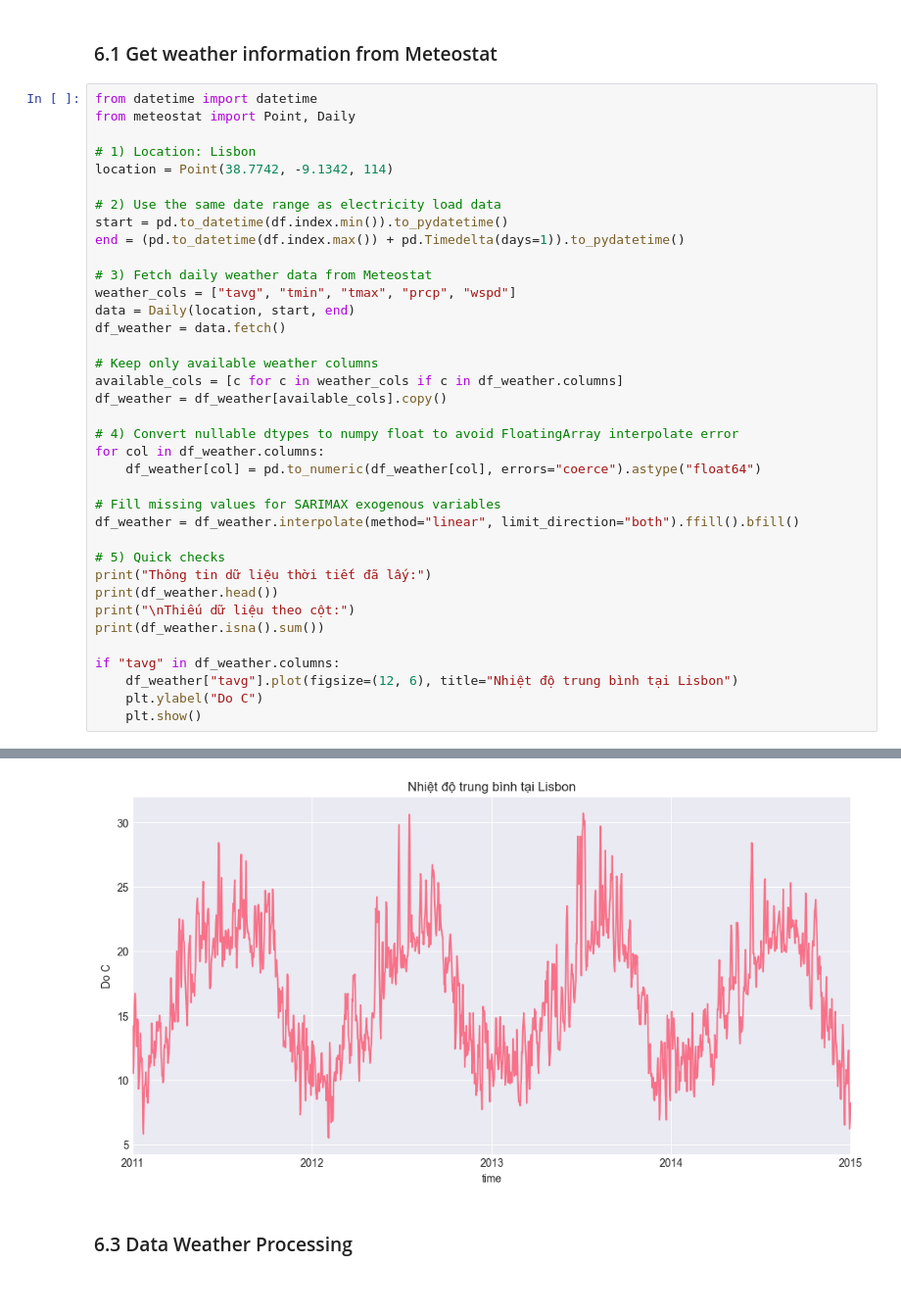
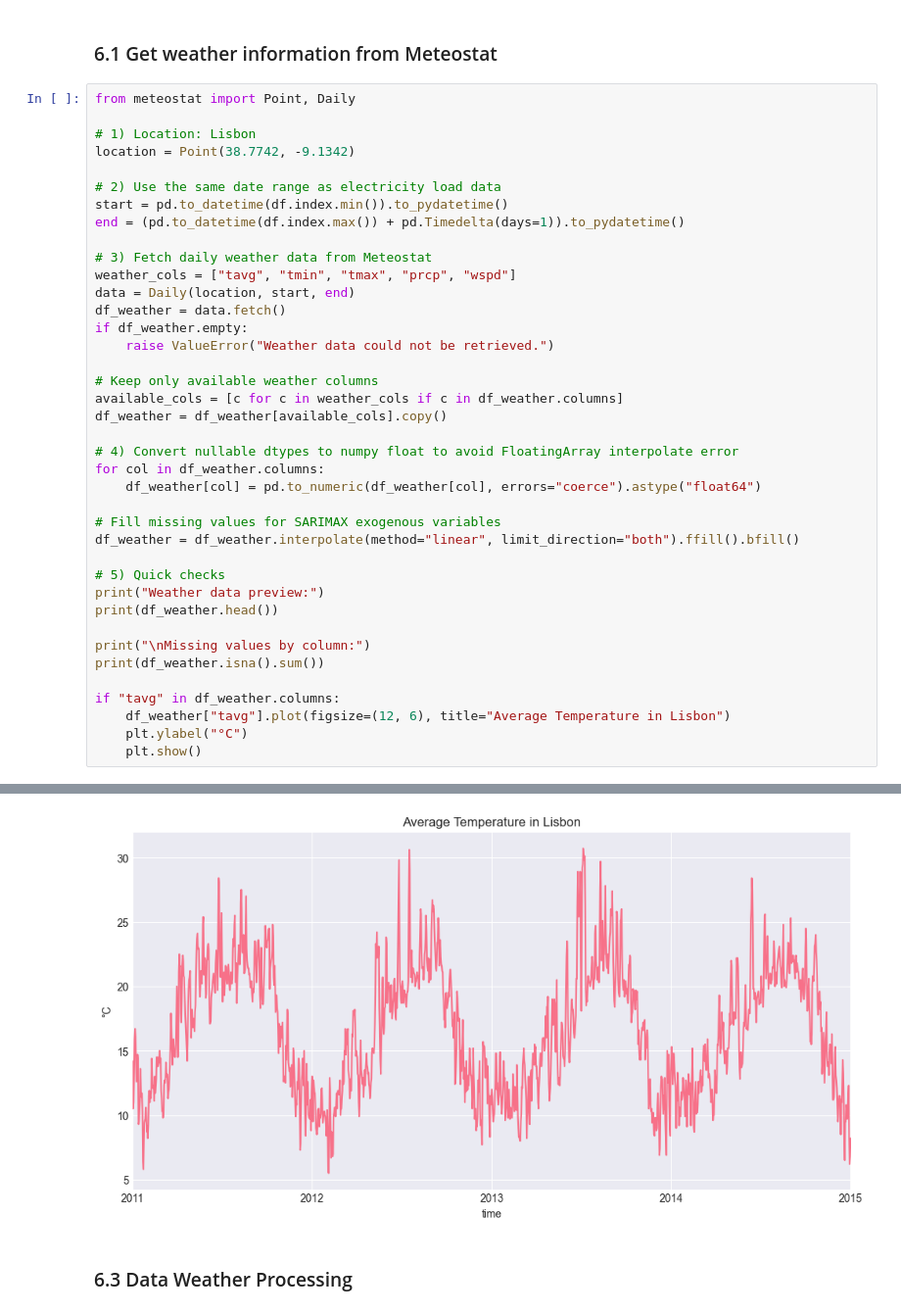
Before and after one commit to Dai-Nguyen1506/Electricity-Load-Diagrams, a Jupyter notebook: notebooks/05_models_statistical.ipynb, the cells around one changed output, grey strips where cells are left out. Shown at 98% size. Cells and saved outputs as stored; diff of their text form.

```diff
--- a/notebooks/05_models_statistical.ipynb
+++ b/notebooks/05_models_statistical.ipynb
@@ -272,11 +271,10 @@ SARIMA: {'MAE': 1401678.04, 'RMSE': 1616091.41, 'MAPE': 65.44}
 # %% [markdown]
 ### 6.1 Get weather information from Meteostat
 # %%
-from datetime import datetime
 from meteostat import Point, Daily
 
 # 1) Location: Lisbon
-location = Point(38.7742, -9.1342, 114)
+location = Point(38.7742, -9.1342)
 
 # 2) Use the same date range as electricity load data
 start = pd.to_datetime(df.index.min()).to_pydatetime()
@@ -286,6 +284,8 @@ end = (pd.to_datetime(df.index.max()) + pd.Timedelta(days=1)).to_pydatetime()
 weather_cols = ["tavg", "tmin", "tmax", "prcp", "wspd"]
 data = Daily(location, start, end)
 df_weather = data.fetch()
+if df_weather.empty:
+    raise ValueError("Weather data could not be retrieved.")
 
 # Keep only available weather columns
 available_cols = [c for c in weather_cols if c in df_weather.columns]
@@ -299,13 +299,14 @@ for col in df_weather.columns:
 df_weather = df_weather.interpolate(method="linear", limit_direction="both").ffill().bfill()
 
 # 5) Quick checks
-print("Thông tin dữ liệu thời tiết đã lấy:")
+print("Weather data preview:")
 print(df_weather.head())
-print("\nThiếu dữ liệu theo cột:")
+
+print("\nMissing values by column:")
 print(df_weather.isna().sum())
 
 if "tavg" in df_weather.columns:
-    df_weather["tavg"].plot(figsize=(12, 6), title="Nhiệt độ trung bình tại Lisbon")
-    plt.ylabel("Do C")
+    df_weather["tavg"].plot(figsize=(12, 6), title="Average Temperature in Lisbon")
+    plt.ylabel("°C")
     plt.show()
 # %% [output]
@@ -322,10 +323,10 @@ Thiếu dữ liệu theo cột:
 tavg    0
 tmin    0
 tmax    0
 prcp    0
 wspd    0
 dtype: int64
-[figure, old version]
+[figure, new version]
 # %% [markdown]
 ### 6.3 Data Weather Processing
 # %%
```
Also changed, not shown: parts of 25 cells of this notebook.
